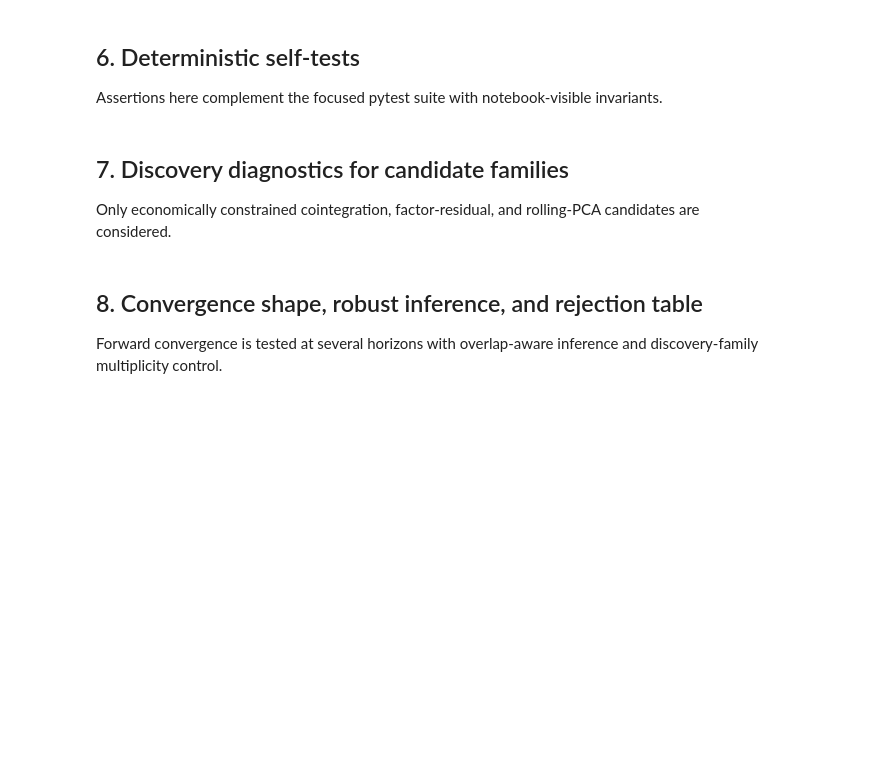
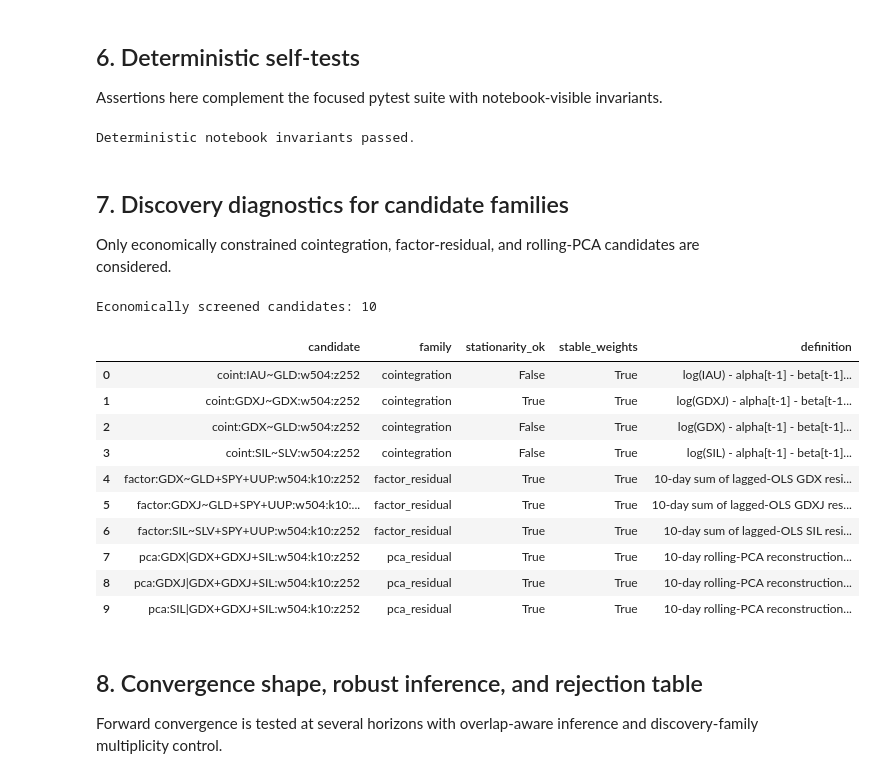
Before and after one commit to piper-of-dawn/ats, a Jupyter notebook: notebooks/gold.ipynb, the cells around one changed output. Saved outputs shown, nothing was run; the diff lists cells and outputs as text; code cells hidden in the pictures; blank space fills up the shorter version.

```diff
--- a/notebooks/gold.ipynb
+++ b/notebooks/gold.ipynb
@@ -1044,10 +1165,87 @@ The tagged cells below contain the estimators, inference, and backtest machinery
 ## 6. Deterministic self-tests
 
 Assertions here complement the focused pytest suite with notebook-visible invariants.
+# %%
+toy = pd.Series([1.0, 2.0, 3.0, 100.0])
+expected_zscore = (100.0 - 2.0) / 1.4826
+assert np.isclose(lagged_robust_zscore(toy, 3).iloc[3], expected_zscore)
+if RESEARCH_READY:
+    assert not analysis_prices.index.has_duplicates
+    assert (analysis_prices.dropna() > 0).all().all()
+    assert boundaries.discovery_end < boundaries.validation_end < boundaries.test_end
+print("Deterministic notebook invariants passed.")
+# %% [output]
+Deterministic notebook invariants passed.
 # %% [markdown]
 ## 7. Discovery diagnostics for candidate families
 
 Only economically constrained cointegration, factor-residual, and rolling-PCA candidates are considered.
+# %%
+candidates: list[Candidate] = []
+if RESEARCH_READY:
+    for left, right in (("IAU", "GLD"), ("GDXJ", "GDX"), ("GDX", "GLD"), ("SIL", "SLV")):
+        if {left, right}.issubset(log_prices.columns):
+            item = make_cointegration_candidate(
+                log_prices, left, right, 504, 252, discovery_mask
+            )
+            if item is not None:
+                candidates.append(item)
+
+    factor_specs = (
+        ("GDX", ("GLD", "SPY", "UUP")),
+        ("GDXJ", ("GLD", "SPY", "UUP")),
+        ("SIL", ("SLV", "SPY", "UUP")),
+    )
+    for target, factors in factor_specs:
+        if {target, *factors}.issubset(log_returns.columns):
+            item = make_factor_candidate(
+                log_returns, target, factors, 504, 10, 252, discovery_mask
+            )
+            if item is not None:
+                candidates.append(item)
+
+    pca_assets = ("GDX", "GDXJ", "SIL")
+    if set(pca_assets).issubset(log_returns.columns):
+        candidates.extend(
+            make_pca_candidates(
+                log_returns, pca_assets, 504, 10, 252, discovery_mask
+            )
+        )
+
+candidate_catalog = pd.DataFrame(
+    [
+        {
+            "candidate": item.name,
+            "family": item.family,
+            "stationarity_ok": item.diagnostics.get("stationarity_ok"),
+            "stable_weights": item.diagnostics.get("stable_weights"),
+            "definition": item.diagnostics.get("definition"),
+        }
+        for item in candidates
+    ]
+)
+print(f"Economically screened candidates: {len(candidates)}")
+display(candidate_catalog)
+
+if candidates and boundaries is not None:
+    discovery_summary, convergence_buckets = discovery_evidence(
+        candidates, boundaries, CONFIG
+    )
+else:
+    discovery_summary, convergence_buckets = pd.DataFrame(), pd.DataFrame()
+# %% [output]
+Economically screened candidates: 10
+|  | candidate | family | stationarity_ok | stable_weights | definition |
+| 0 | coint:IAU~GLD:w504:z252 | cointegration | False | True | log(IAU) - alpha[t-1] - beta[t-1]... |
+| 1 | coint:GDXJ~GDX:w504:z252 | cointegration | True | True | log(GDXJ) - alpha[t-1] - beta[t-1... |
+| 2 | coint:GDX~GLD:w504:z252 | cointegration | False | True | log(GDX) - alpha[t-1] - beta[t-1]... |
+| 3 | coint:SIL~SLV:w504:z252 | cointegration | False | True | log(SIL) - alpha[t-1] - beta[t-1]... |
+| 4 | factor:GDX~GLD+SPY+UUP:w504:k10:z252 | factor_residual | True | True | 10-day sum of lagged-OLS GDX resi... |
+| 5 | factor:GDXJ~GLD+SPY+UUP:w504:k10:... | factor_residual | True | True | 10-day sum of lagged-OLS GDXJ res... |
+| 6 | factor:SIL~SLV+SPY+UUP:w504:k10:z252 | factor_residual | True | True | 10-day sum of lagged-OLS SIL resi... |
+| 7 | pca:GDX|GDX+GDXJ+SIL:w504:k10:z252 | pca_residual | True | True | 10-day rolling-PCA reconstruction... |
+| 8 | pca:GDXJ|GDX+GDXJ+SIL:w504:k10:z252 | pca_residual | True | True | 10-day rolling-PCA reconstruction... |
+| 9 | pca:SIL|GDX+GDXJ+SIL:w504:k10:z252 | pca_residual | True | True | 10-day rolling-PCA reconstruction... |
 # %% [markdown]
 ## 8. Convergence shape, robust inference, and rejection table
 
```
Also changed, not shown: parts of 16 cells of this notebook, 1 other file.
